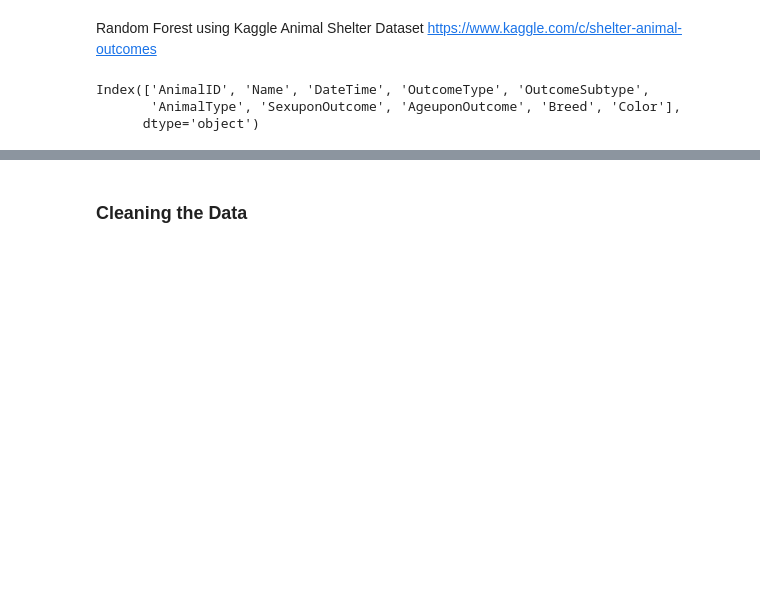
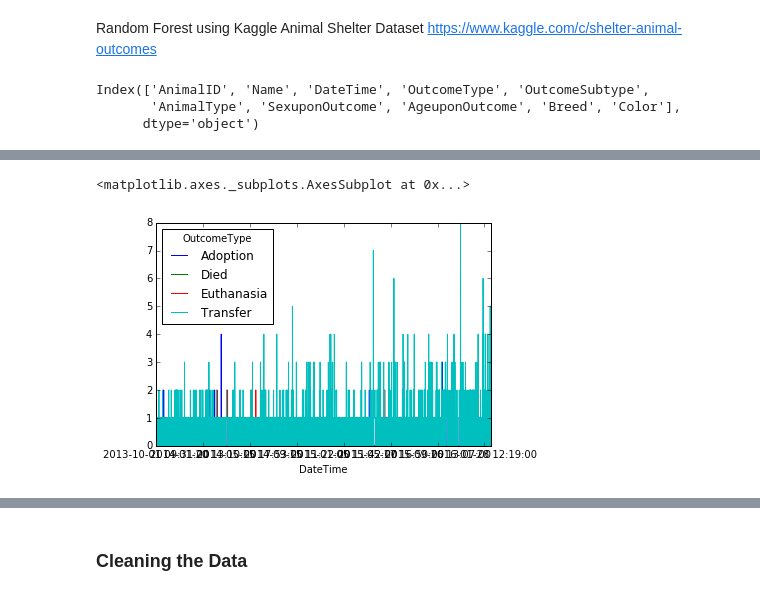
Before and after one commit to ToferC/python-machine-learning, a Jupyter notebook: Random Forest Animal Shelter V2.ipynb, the cells around one changed output, grey strips where cells are left out. Drawn from its saved outputs; the diff is of its cells as text; code cells hidden in the pictures; blank space fills up the shorter version.

Commit message:
Updated RFSv2 - split by dogs, KMeans and plotting.

```diff
--- a/Random Forest Animal Shelter V2.ipynb
+++ b/Random Forest Animal Shelter V2.ipynb
@@ -20,7 +27,7 @@ win_data_dir = u'C:\\Users\\Owner\\Documents\\Data'
 # %%
 # Data cleanup
 # TRAIN DATA
-train_df = pd.read_csv(os.path.join(win_data_dir, 'shelter_train.csv'), header=0)        # Load the train file into a dataframe
+train_df = pd.read_csv(os.path.join(data_dir, 'shelter_train.csv'), header=0)        # Load the train file into a dataframe
 # %%
 train_df.columns
 # %% [output]
@@ -31,0 +42,4 @@ outcomes = train_df.OutcomeType.unique()
+# %%
+train_dogs = train_df.where(train_df['AnimalType']=='Dog')
+# %%
+train_dogs.dropna(inplace=True)
@@ -32,3 +72,10 @@ outcomes = train_df.OutcomeType.unique()
+# %%
+dates_cross = pd.crosstab(train_dogs.DateTime, train_dogs.OutcomeType)
+# %%
+dates_cross.plot()
+# %% [output]
+<matplotlib.axes._subplots.AxesSubplot at 0x...>
+[figure, added]
 # %%
 from sklearn import preprocessing
 # %%
```
Also changed, not shown: parts of 87 cells of this notebook.
